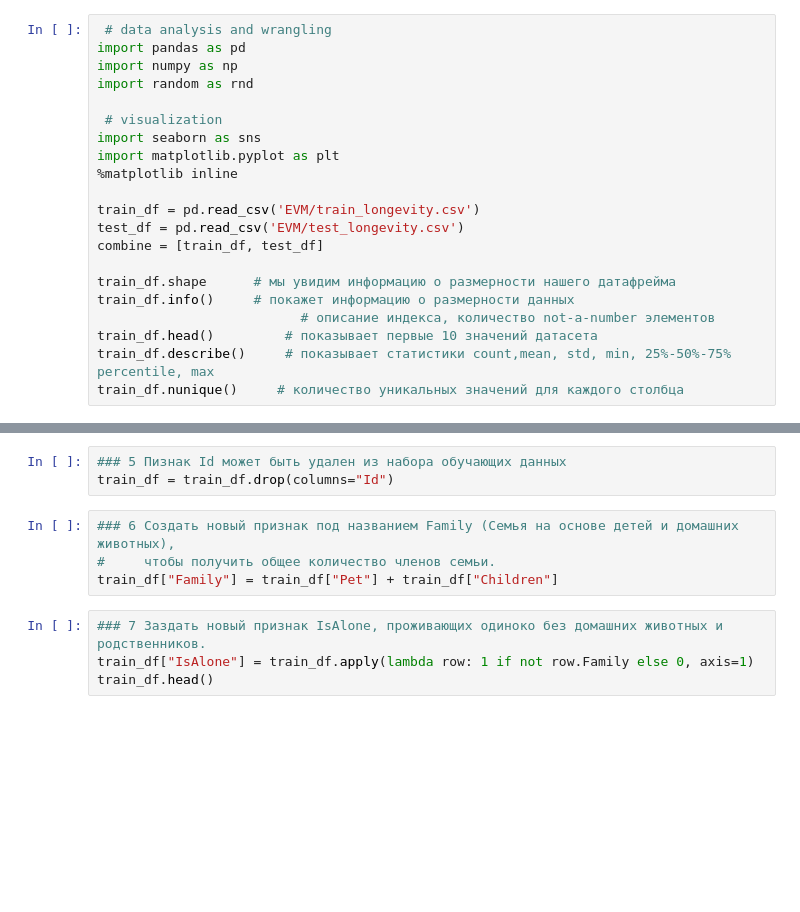
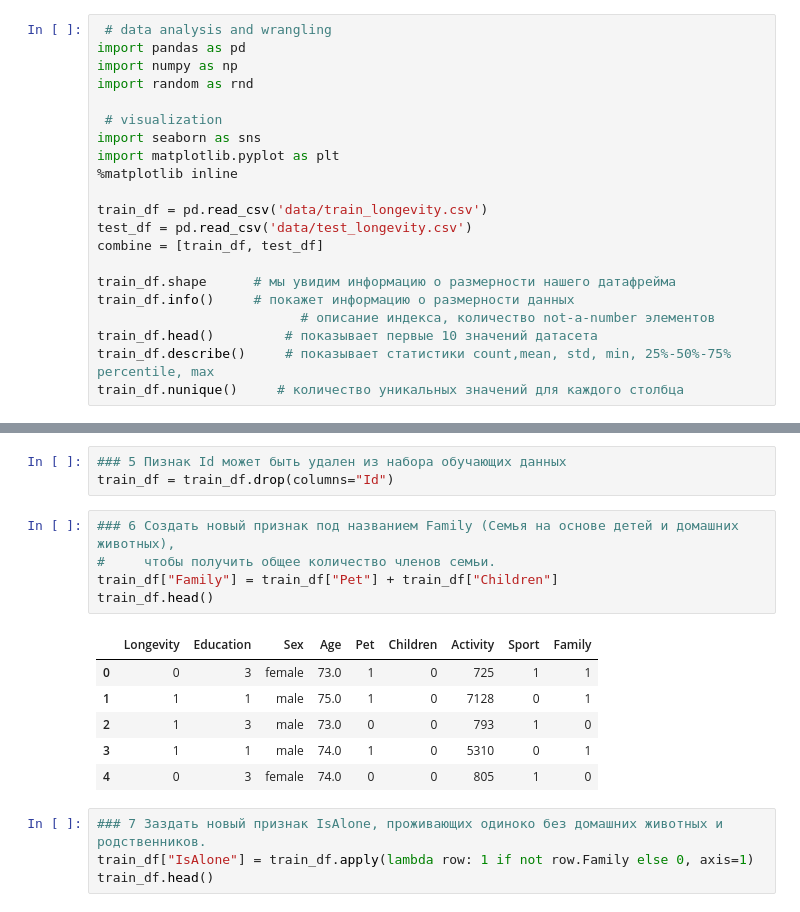
Before and after one commit to Sakerini/WeaponDetector, a Jupyter notebook: day2.ipynb, the cells around one changed output, grey strips where cells are left out. Drawn from its saved outputs; the diff is of its cells as text; blank space fills up the shorter version.

```diff
--- a/day2.ipynb
+++ b/day2.ipynb
@@ -9,8 +9,8 @@ import seaborn as sns
 import matplotlib.pyplot as plt
 %matplotlib inline
 
-train_df = pd.read_csv('EVM/train_longevity.csv')
-test_df = pd.read_csv('EVM/test_longevity.csv')
+train_df = pd.read_csv('data/train_longevity.csv')
+test_df = pd.read_csv('data/test_longevity.csv')
 combine = [train_df, test_df]
 
 train_df.shape      # мы увидим информацию о размерности нашего датафрейма
@@ -125,7 +124,15 @@ train_df = train_df.drop(columns="Id")
 # %%
 ### 6 Cоздать новый признак под названием Family (Семья на основе детей и домашних животных),
 #     чтобы получить общее количество членов семьи.
 train_df["Family"] = train_df["Pet"] + train_df["Children"]
+train_df.head()
+# %% [output]
+|  | Longevity | Education | Sex | Age | Pet | Children | Activity | Sport | Family |
+| 0 | 0 | 3 | female | 73.0 | 1 | 0 | 725 | 1 | 1 |
+| 1 | 1 | 1 | male | 75.0 | 1 | 0 | 7128 | 0 | 1 |
+| 2 | 1 | 3 | male | 73.0 | 0 | 0 | 793 | 1 | 0 |
+| 3 | 1 | 1 | male | 74.0 | 1 | 0 | 5310 | 0 | 1 |
+| 4 | 0 | 3 | female | 74.0 | 0 | 0 | 805 | 1 | 0 |
 # %%
 ### 7 Заздать новый признак IsAlone, проживающих одиноко без домашних животных и родственников.
 train_df["IsAlone"] = train_df.apply(lambda row: 1 if not row.Family else 0, axis=1)
```
Also changed, not shown: parts of 3 cells of this notebook.
